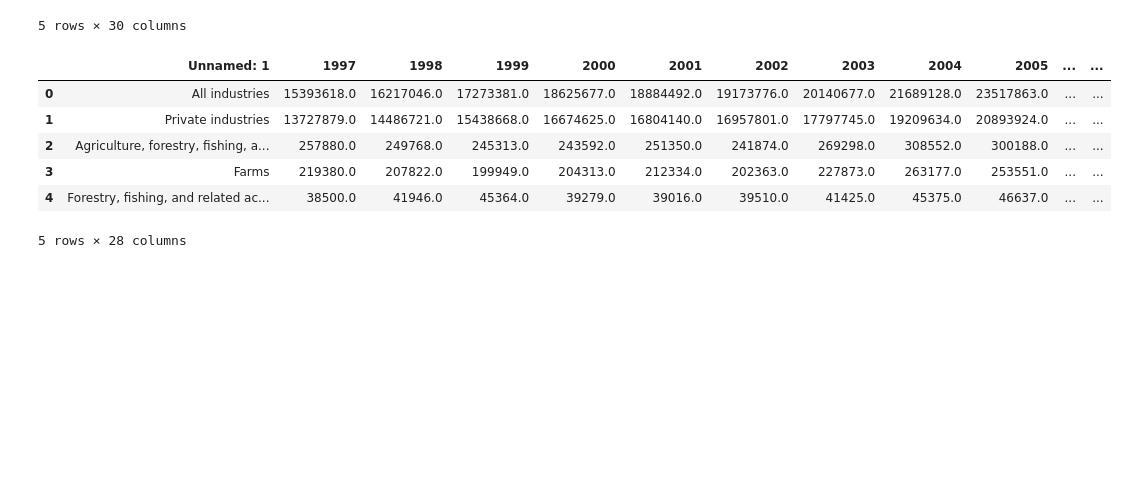
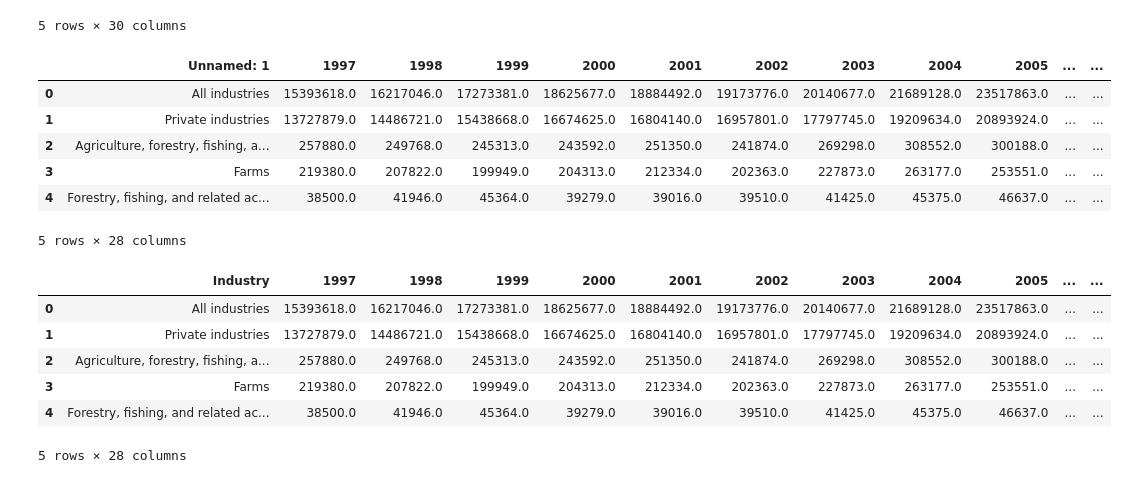
Before and after one commit to NandiniKodali988/USManufacturing, a Jupyter notebook: code/data_cleaning_gdp.ipynb, the cells around one changed output. Cells and saved outputs as stored; diff of their text form; code cells hidden in the pictures; blank space fills up the shorter version.

```diff
--- a/code/data_cleaning_gdp.ipynb
+++ b/code/data_cleaning_gdp.ipynb
@@ -37,0 +43,10 @@ df.rename(columns={df.columns[0]: "Industry"}, inplace=True)
+# %%
+df.head()
+# %% [output]
+|  | Industry | 1997 | 1998 | 1999 | 2000 | 2001 | 2002 | 2003 | 2004 | 2005 | ... | ... |
+| 0 | All industries | 15393618.0 | 16217046.0 | 17273381.0 | 18625677.0 | 18884492.0 | 19173776.0 | 20140677.0 | 21689128.0 | 23517863.0 | ... | ... |
+| 1 | Private industries | 13727879.0 | 14486721.0 | 15438668.0 | 16674625.0 | 16804140.0 | 16957801.0 | 17797745.0 | 19209634.0 | 20893924.0 | ... | ... |
+| 2 | Agriculture, forestry, fishing, a... | 257880.0 | 249768.0 | 245313.0 | 243592.0 | 251350.0 | 241874.0 | 269298.0 | 308552.0 | 300188.0 | ... | ... |
+| 3 | Farms | 219380.0 | 207822.0 | 199949.0 | 204313.0 | 212334.0 | 202363.0 | 227873.0 | 263177.0 | 253551.0 | ... | ... |
+| 4 | Forestry, fishing, and related ac... | 38500.0 | 41946.0 | 45364.0 | 39279.0 | 39016.0 | 39510.0 | 41425.0 | 45375.0 | 46637.0 | ... | ... |
+5 rows × 28 columns
```
Also changed, not shown: parts of 5 cells of this notebook, 4 other files.
